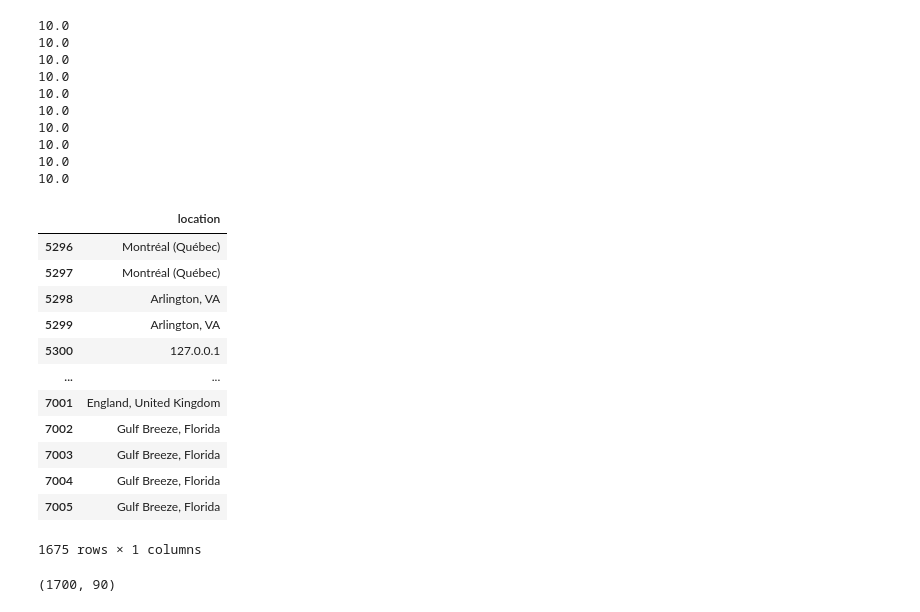
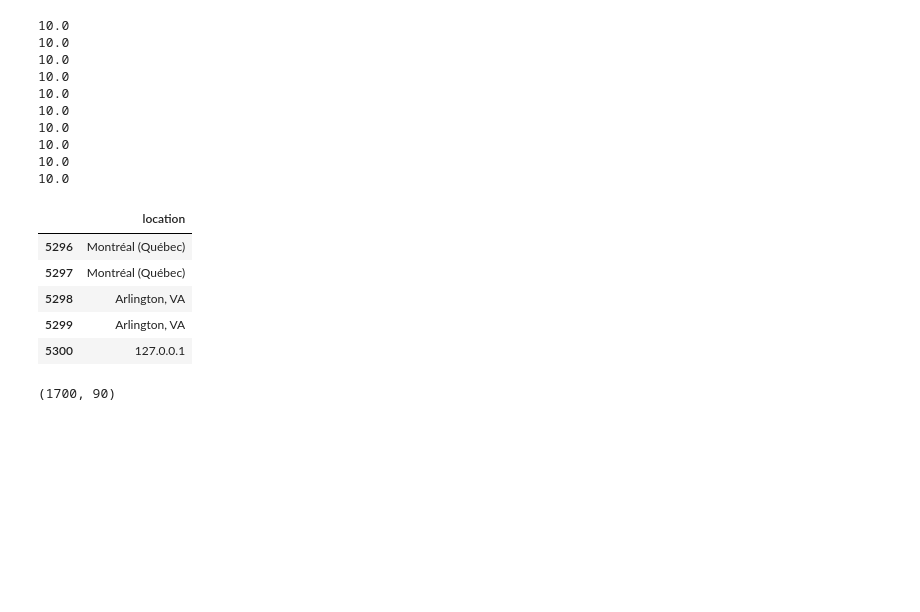
Before and after one commit to sofiapiedrahita/CyberCollective, a Jupyter notebook: Cyber Security Tweets Preprocessing - elyse.ipynb, the cells around one changed output. Drawn from its saved outputs; the diff is of its cells as text; code cells hidden in the pictures; blank space fills up the shorter version.

```diff
--- a/Cyber Security Tweets Preprocessing - elyse.ipynb
+++ b/Cyber Security Tweets Preprocessing - elyse.ipynb
@@ -190,21 +201,14 @@ df10 = splitData(data, 1700)[9]
 10.0
 10.0
 # %%
-df4[['location']].iloc[25:]
+df4[['location']].iloc[25:].head()
 # %% [output]
 |  | location |
 | 5296 | Montréal (Québec) |
 | 5297 | Montréal (Québec) |
 | 5298 | Arlington, VA |
 | 5299 | Arlington, VA |
 | 5300 | 127.0.0.1 |
-| ... | ... |
-| 7001 | England, United Kingdom |
-| 7002 | Gulf Breeze, Florida |
-| 7003 | Gulf Breeze, Florida |
-| 7004 | Gulf Breeze, Florida |
-| 7005 | Gulf Breeze, Florida |
-1675 rows × 1 columns
 # %%
 df6.shape
 # %% [output]
```
Also changed, not shown: parts of 25 cells of this notebook.
